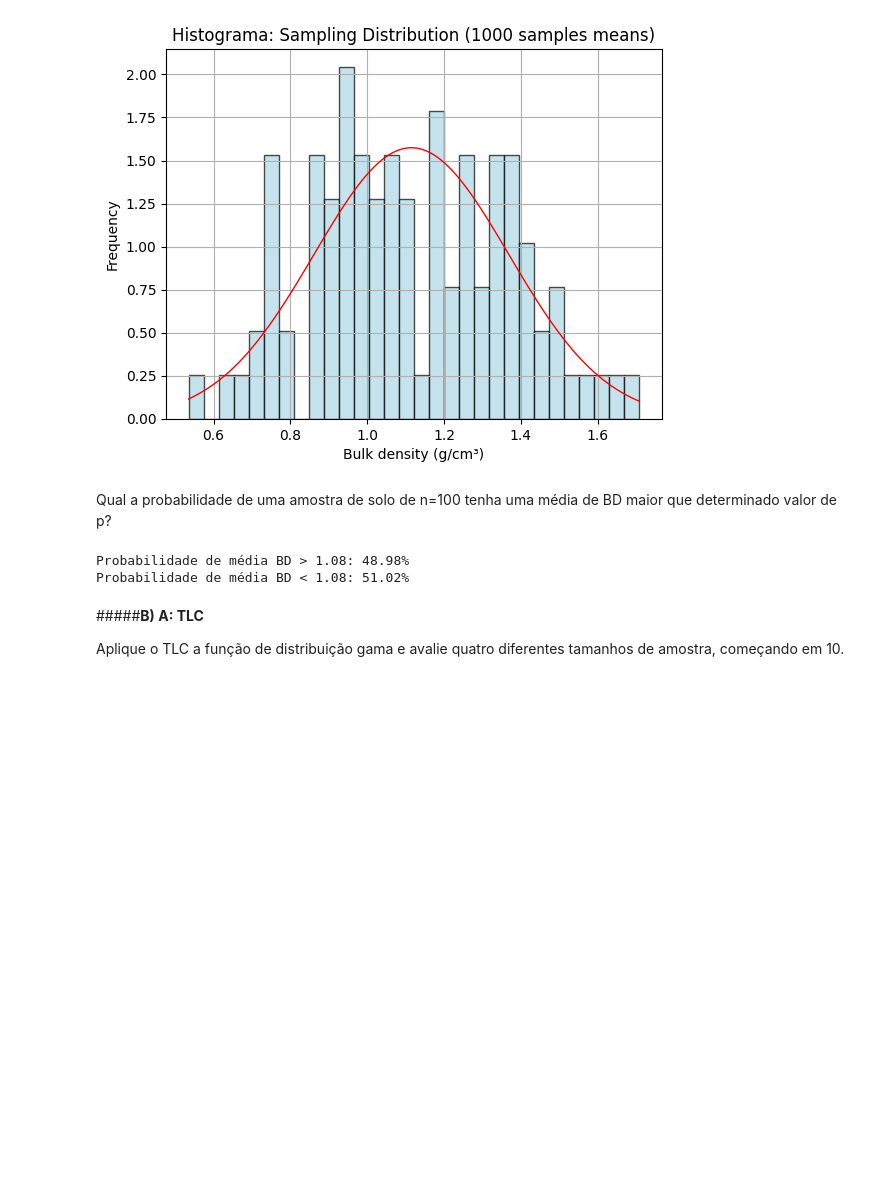
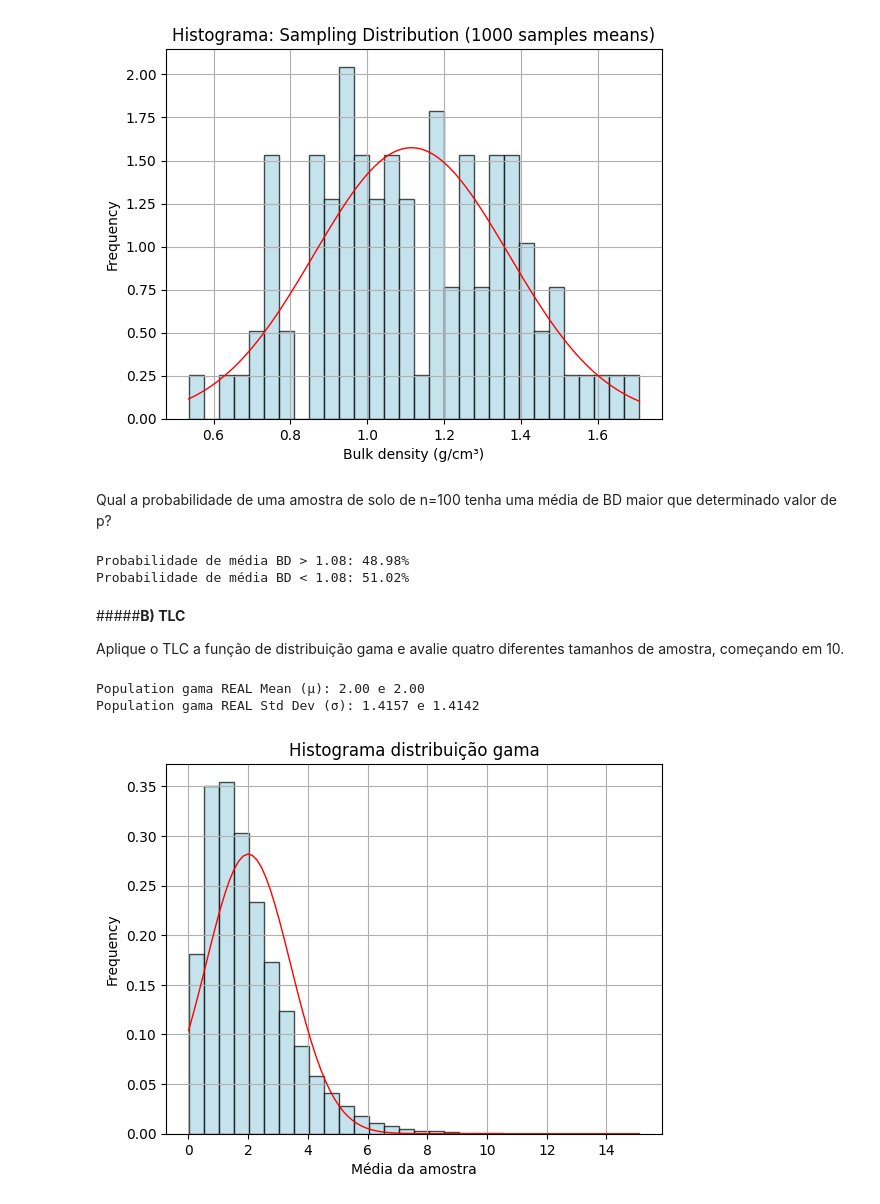
Before and after one commit to rncebranco/ufpa_ficcd_2025, a Jupyter notebook: FICCD_Claudomiro_ativ_03_sampleEsampling_dist_TLC_Pvalue_Raimunda_Branco.ipynb, the cells around one changed output. Saved outputs shown, nothing was run; the diff lists cells and outputs as text; code cells hidden in the pictures; blank space fills up the shorter version.

```diff
--- a/FICCD_Claudomiro_ativ_03_sampleEsampling_dist_TLC_Pvalue_Raimunda_Branco.ipynb
+++ b/FICCD_Claudomiro_ativ_03_sampleEsampling_dist_TLC_Pvalue_Raimunda_Branco.ipynb
@@ -167,6 +167,44 @@ print(f'Probabilidade de média BD < {p:.2f}: {probabilidade*100:.2f}%')
 Probabilidade de média BD > 1.08: 48.98%
 Probabilidade de média BD < 1.08: 51.02%
 # %% [markdown]
-#####**B) A: TLC**
+#####**B) TLC**
 
 Aplique o TLC a função de distribuição gama e avalie quatro diferentes tamanhos de amostra, começando em 10.
+# %%
+# Função de distribuição gama
+
+np.random.seed(42)
+population_size = 100000
+shape = 2.0
+scale = 1.0
+# Create população gama
+population_gama = gamma.rvs(a=shape, scale=scale, size=population_size)
+
+# Calculate real mean and real standart deviation
+population_mean = population_gama.mean()
+population_std = population_gama.std()
+population_mean_2 = shape * scale
+population_std_2 = np.sqrt(shape * scale**2)
+print(f'Population gama REAL Mean (μ): {population_mean:.2f} e {population_mean_2:.2f}')
+print(f'Population gama REAL Std Dev (σ): {population_std:.4f} e {population_std_2:.4f}')
+
+# Create histogram
+plt.hist(population_gama, color='lightblue', bins=30, edgecolor='black', density=True, alpha=0.7)
+plt.title('Histograma distribuição gama')
+plt.xlabel('Média da amostra')
+plt.ylabel('Frequency')
+
+# Curva normal
+# 100 pontos entre os limites
+x = np.linspace(min(population_gama), max(population_gama), 100)
+# Calcula os valores da PDF da normal para cada ponto x
+p = norm.pdf(x, loc=population_mean, scale=population_std)
+# Plotar a curva normal
+plt.plot(x, p, color='red', linewidth=1, label='Distribuição Normal')
+
+plt.grid(True)
+plt.show()
+# %% [output]
+Population gama REAL Mean (μ): 2.00 e 2.00
+Population gama REAL Std Dev (σ): 1.4157 e 1.4142
+[figure, added]
```
Also changed, not shown: parts of 3 cells of this notebook.
